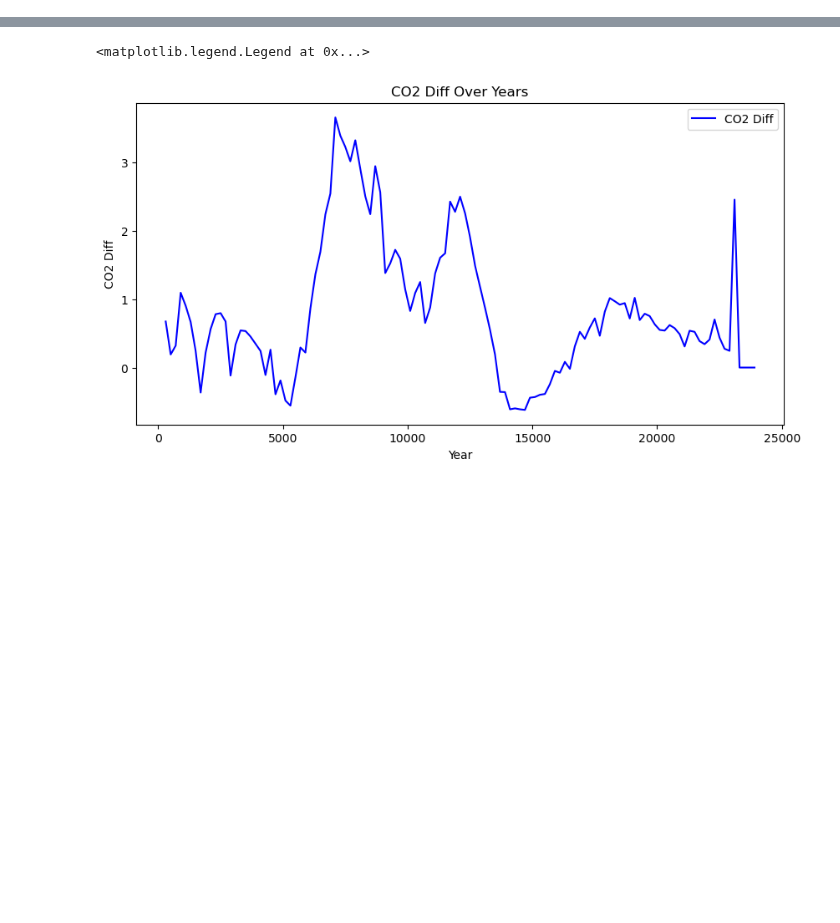
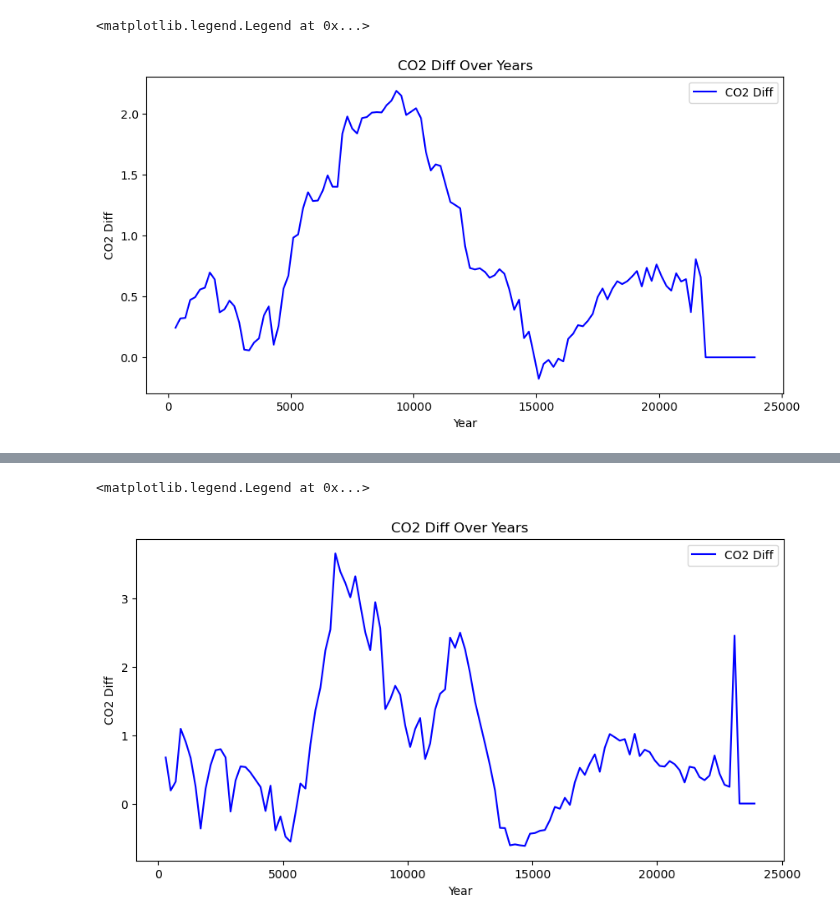
Before and after one commit to Peisong-Zheng/Inso_LGMR, a Jupyter notebook: internal_forcings.ipynb, the cells around one changed output, grey strips where cells are left out. Saved outputs shown, nothing was run; the diff lists cells and outputs as text; code cells hidden in the pictures; blank space fills up the shorter version.

```diff
--- a/internal_forcings.ipynb
+++ b/internal_forcings.ipynb
@@ -0,0 +81,31 @@
+# %%
+
+import xarray as xr
+import pandas as pd
+import numpy as np
+
+
+ds_sat_diff = xr.open_dataset('LGMR_data/ds_sat_diff.nc')
+ds_sat_ens_diff= xr.open_dataset('LGMR_data/ds_sat_ens_diff.nc')
+ds_sat_ens= xr.open_dataset('LGMR_data/ds_sat_ens_flipped.nc')
+
+df_pre = pd.read_csv(r"D:\VScode\Inso_LGMR\inso_data\pre.csv")
+df_obl = pd.read_csv(r"D:\VScode\Inso_LGMR\inso_data\obl.csv")
+
+# df_co2_diff = pd.read_csv(r"D:\VScode\Inso_LGMR\inso_data\co2_diff.csv")
+
+import warnings
+warnings.filterwarnings("ignore", category=FutureWarning)
+
+# plot df_co2_diff
+import matplotlib.pyplot as plt
+
+plt.figure(figsize=(10, 5))
+plt.plot(df_co2_diff['age'], df_co2_diff['co2_diff'], label='CO2 Diff', color='blue')
+plt.xlabel('Year')
+plt.ylabel('CO2 Diff')
+plt.title('CO2 Diff Over Years')
+plt.legend()
+# %% [output]
+<matplotlib.legend.Legend at 0x...>
+[figure, added]
```
Also changed, not shown: parts of 5 cells of this notebook, 16 other files.
